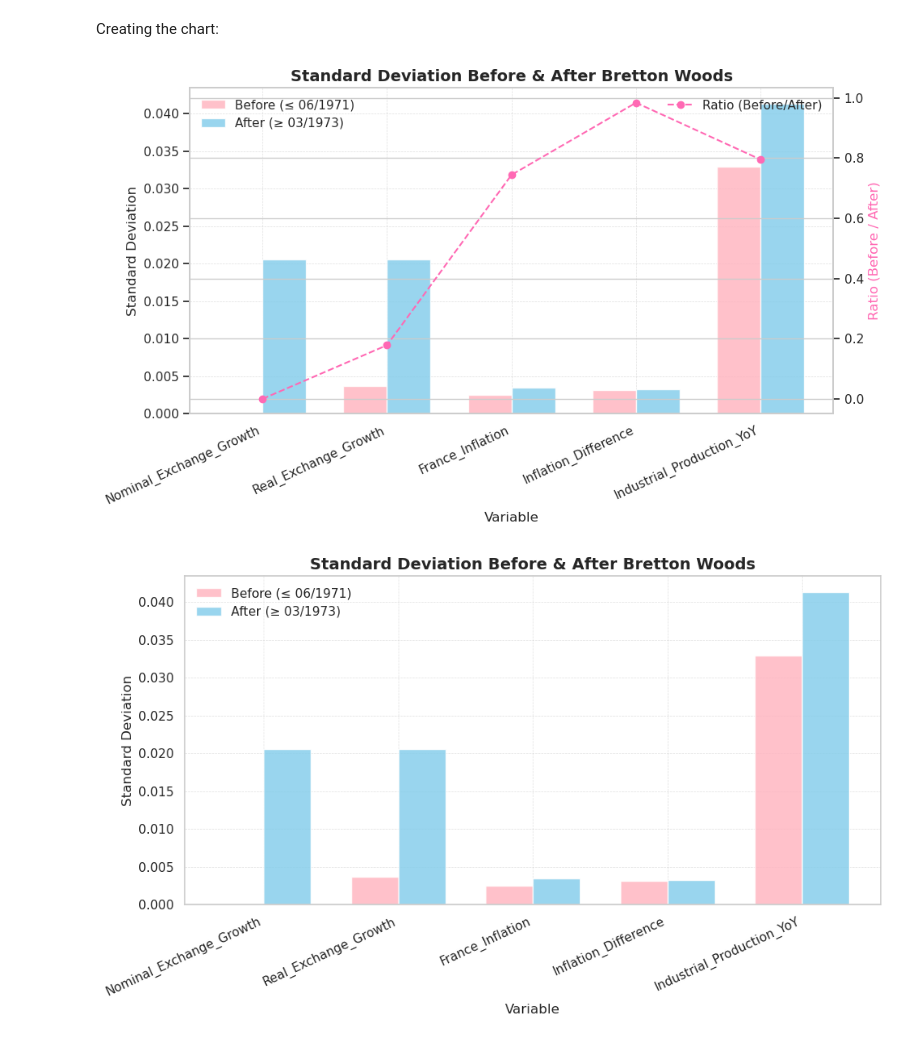
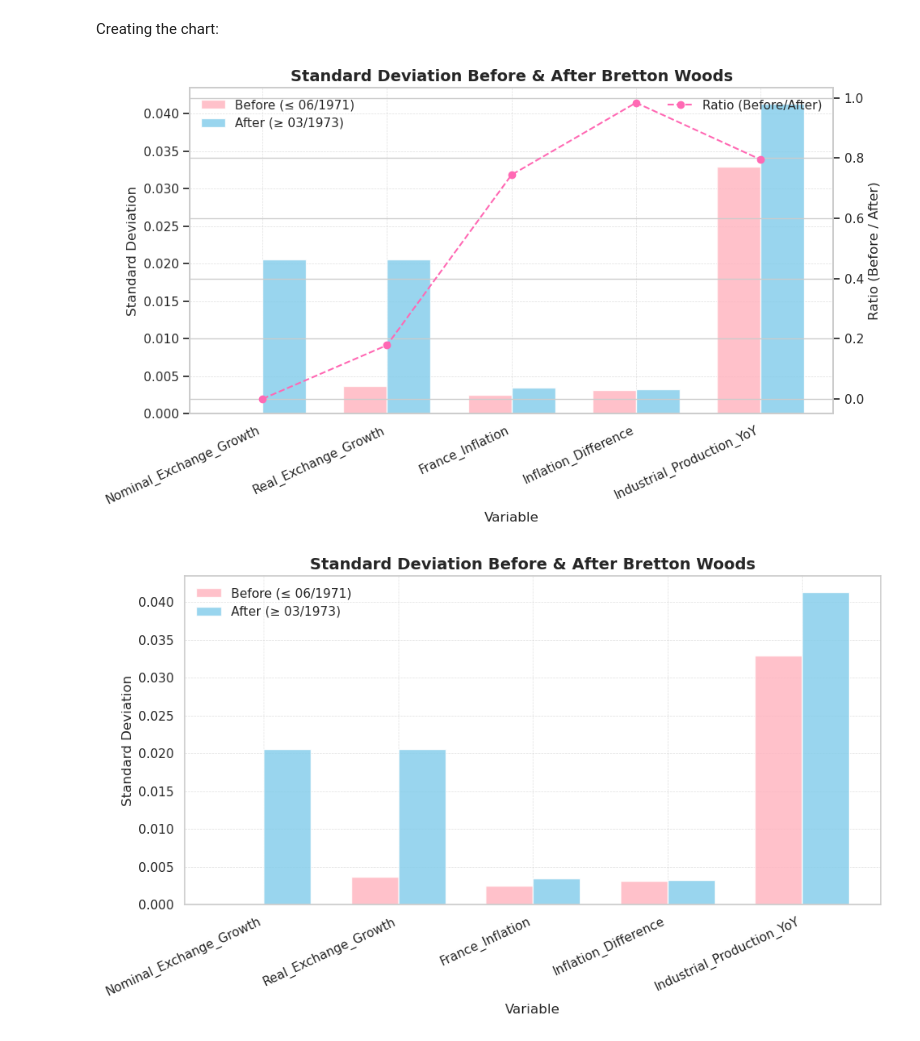
Before and after one commit to rachel-andrsn/Macro, a Jupyter notebook: code/coursework.ipynb, the cells around one changed output. Saved outputs shown, nothing was run; the diff lists cells and outputs as text; code cells hidden in the pictures.

```diff
--- a/code/coursework.ipynb
+++ b/code/coursework.ipynb
@@ -553,35 +485,35 @@ width = 0.35  # Bar width
 fig, ax = plt.subplots(figsize=(10, 6))
 
 # Plot grouped bars
 bars1 = ax.bar(x - width/2, before, width, color=colors[0], label="Before (≤ 06/1971)", alpha=0.85)
 bars2 = ax.bar(x + width/2, after, width, color=colors[1], label="After (≥ 03/1973)", alpha=0.85)
 
 # Add ratio line (on secondary y-axis)
 ax2 = ax.twinx()
 ax2.plot(x, ratios, marker="o", linestyle="--", color=ratio_color, label="Ratio (Before/After)")
 
 # Formatting
 ax.set_xticks(x)
 ax.set_xticklabels(x_labels, rotation=25, ha="right")
 ax.set_xlabel("Variable", fontsize=12)
 ax.set_ylabel("Standard Deviation", fontsize=12)
-ax2.set_ylabel("Ratio (Before / After)", fontsize=12, color=ratio_color)
+ax2.set_ylabel("Ratio (Before / After)", fontsize=12)
 ax.set_title("Standard Deviation Before & After Bretton Woods", fontsize=14, fontweight="bold")
 
 # Add gridlines, legend, and layout
 ax.grid(True, linestyle="dashed", linewidth=0.5, alpha=0.6)
 ax.legend(loc="upper left", frameon=False)
 ax2.legend(loc="upper right", frameon=False)
 plt.tight_layout()
 
 
 # Save the chart
 plt.savefig("../figures/std_dev_comparison-ratio.png", dpi=300)
 
 # Display the chart
 plt.show()
 # %% [output]
-[figure, old version]
+[figure, new version]
 # %%
 import numpy as np
 import matplotlib.pyplot as plt
```
Also changed, not shown: parts of 8 cells of this notebook, 3 other files.
